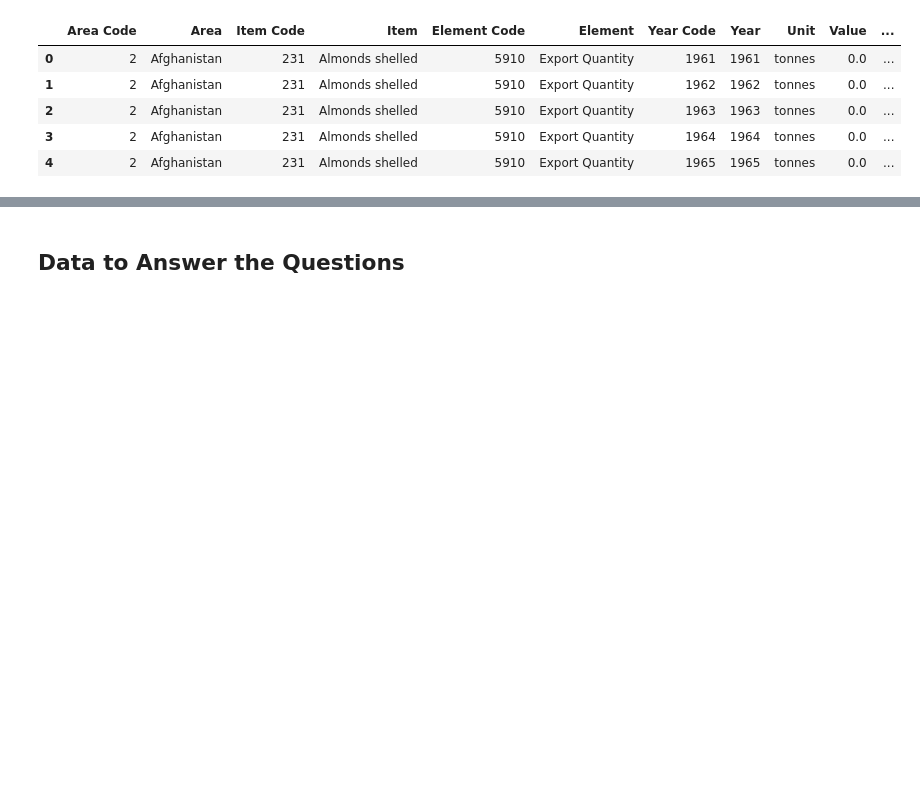
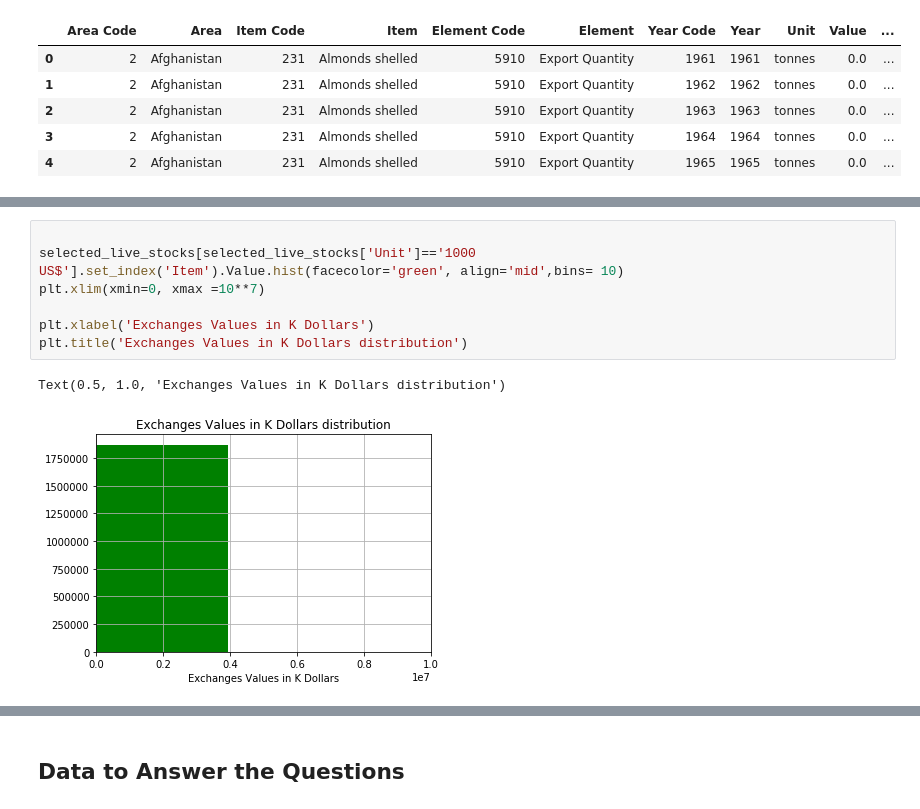
Before and after one commit to CeliaBenquet/Project_ADA, a Jupyter notebook: ada_project_true.ipynb, the cells around one changed output, grey strips where cells are left out. Cells and saved outputs as stored; diff of their text form; blank space fills up the shorter version.

```diff
--- a/ada_project_true.ipynb
+++ b/ada_project_true.ipynb
@@ -926,0 +1180,10 @@ livestock.head(5)
+# %%
+
+selected_live_stocks[selected_live_stocks['Unit']=='1000 US$'].set_index('Item').Value.hist(facecolor='green', align='mid',bins= 10)
+plt.xlim(xmin=0, xmax =10**7)
+
+plt.xlabel('Exchanges Values in K Dollars')
+plt.title('Exchanges Values in K Dollars distribution')
+# %% [output]
+Text(0.5, 1.0, 'Exchanges Values in K Dollars distribution')
+[figure, added]
```
Also changed, not shown: parts of 70 cells of this notebook.
